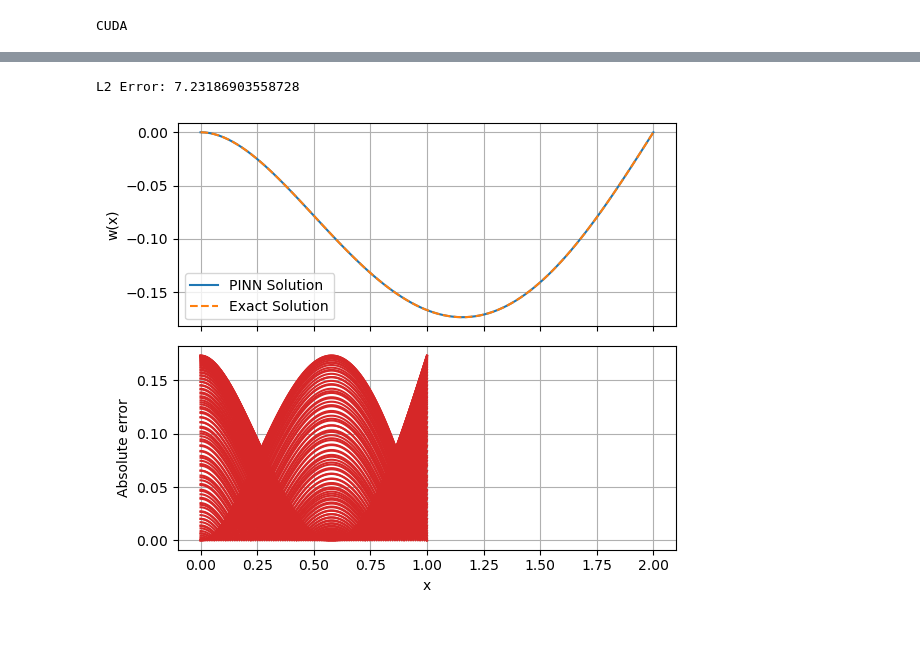
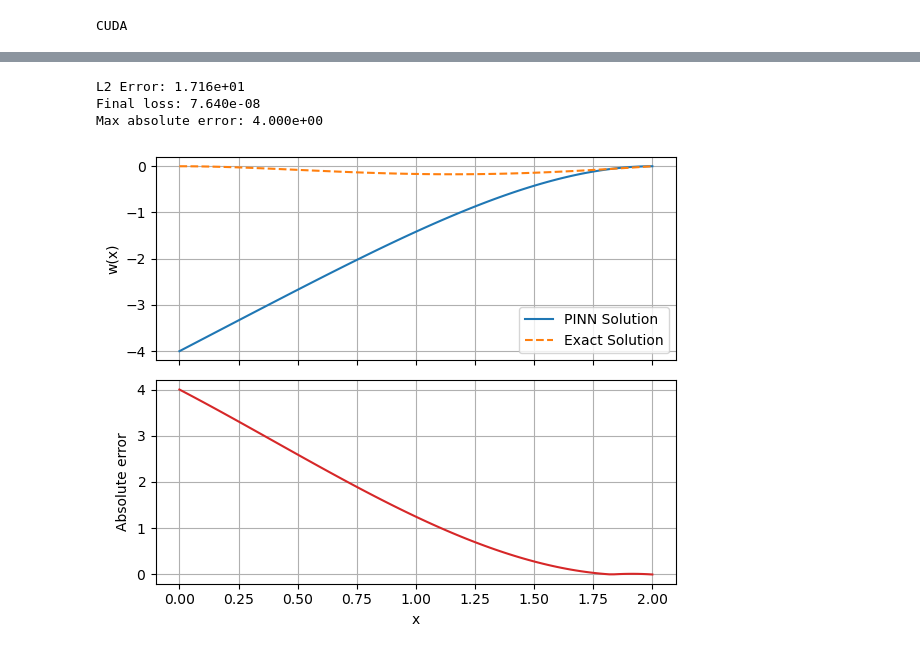
Before and after one commit to alleswe2k/PINNs, a Jupyter notebook: 1D_problems/dimensionless.ipynb, the cells around one changed output, grey strips where cells are left out. Saved outputs shown, nothing was run; the diff lists cells and outputs as text; code cells hidden in the pictures.

```diff
--- a/1D_problems/dimensionless.ipynb
+++ b/1D_problems/dimensionless.ipynb
@@ -139,19 +194,4 @@ def Q(x):
 # %%
 def exact_solution(x):
-    w = Q(x)*x**2/(48*E*I)*(3*L**2 - 5*L*x + 2*x**2)
+    w = Q*x**2/(48*E*I)*(3*L**2 - 5*L*x + 2*x**2)
     return w
-# %%
-x = np.random.uniform(0, L, 100)
-x_t = x / L
-x_t = np.append(x_t, [0, 1])
-x_t = np.sort(x_t).reshape(-1, 1)
-
-q_c = np.max(Q(x))
-q = Q(x) / q_c
-
-layers = [1, 20, 20, 20, 1]
-lb = 'fixed'
-rb = 'pinned'
-
-model = PINN(x_t, layers, lb, rb, q)
-model.train(1000)
@@ -166,33 +198,41 @@ Iter: 200, Loss: 0.000000008
+# %%
+x = np.linspace(0, L, len(Q)).reshape(-1, 1)
+u_pred, final_loss = model.predict(x/L, q_c, L, E, I)
+u_pred = u_pred.flatten()
+u_exact = exact_solution(x.flatten())
+
+u_error = np.linalg.norm(u_pred - u_exact) / np.linalg.norm(u_exact,2)
+abs_error = np.abs(u_pred - u_exact)
+max_error = np.max(abs_error)
+
+
+print(f"L2 Error: {u_error:.3e}")
+print(f"Final loss: {final_loss:.3e}")
+print(f"Max absolute error: {max_error:.3e}")
+# %% [output]
+L2 Error: 1.716e+01
+Final loss: 7.640e-08
+Max absolute error: 4.000e+00
 # %%
-x = np.linspace(0, 1, 100).reshape(-1, 1)
-x1 = np.linspace(0, L, 100).reshape(-1, 1)
-u_pred = model.predict(x, q_c, L, E, I)
-u_exact = exact_solution(x1.flatten())
-
-u_error = np.linalg.norm(u_pred - u_exact) / np.linalg.norm(u_exact,2)
-abs_error = np.abs(u_pred - u_exact)
-print(f"L2 Error: {u_error}")
-
 fig, (ax1, ax2) = plt.subplots(2, 1, figsize=(6, 5), sharex=True)
 
-ax1.plot(x1, u_pred, label="PINN Solution")
-ax1.plot(x1, u_exact, label="Exact Solution", linestyle="dashed")
+ax1.plot(x, u_pred, label="PINN Solution")
+ax1.plot(x, u_exact, label="Exact Solution", linestyle="dashed")
 ax1.set(ylabel='w(x)')
 ax1.legend()
 ax1.grid()
 
 ax2.plot(x, abs_error, 'tab:red')
 ax2.set(xlabel='x', ylabel='Absolute error')
 ax2.grid()
 
 formatter = mticker.ScalarFormatter(useMathText=True)
 formatter.set_scientific(True)
 formatter.set_powerlimits((-2, 2))  # Defines when to switch to scientific notation
 
 ax2.yaxis.set_major_formatter(formatter)
 
 plt.tight_layout()
 plt.show()
 # %% [output]
-L2 Error: 7.23186903558728
-[figure, old version]
+[figure, new version]
```
Also changed, not shown: parts of 9 cells of this notebook, 5 other files.
